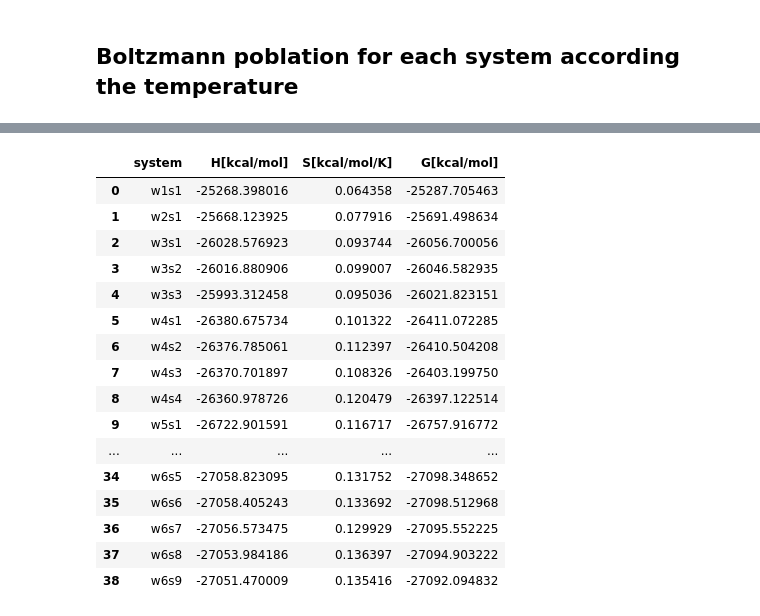
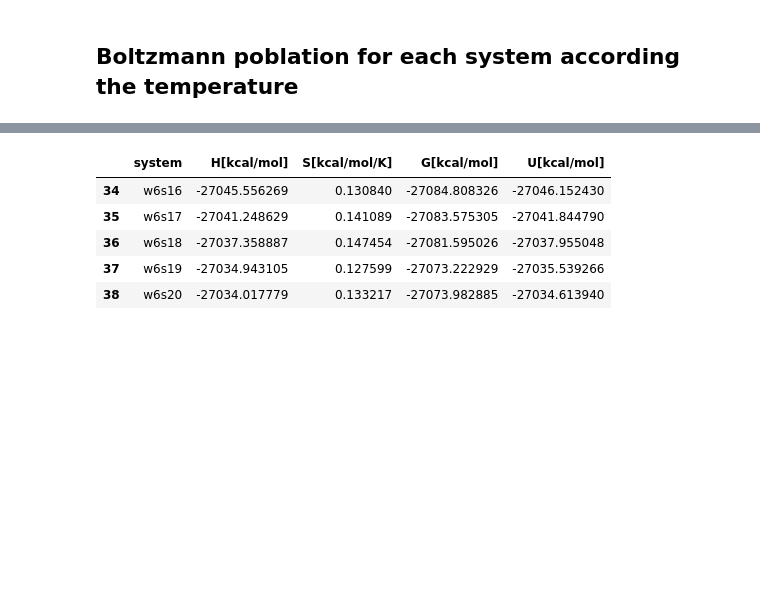
Before and after one commit to AndyDanian/ThermoChemistry, a Jupyter notebook: jupyter/thermo_hgw.ipynb, the cells around one changed output, grey strips where cells are left out. Drawn from its saved outputs; the diff is of its cells as text; code cells hidden in the pictures; blank space fills up the shorter version.

```diff
--- a/jupyter/thermo_hgw.ipynb
+++ b/jupyter/thermo_hgw.ipynb
@@ -288,13 +288,14 @@ if not statmech:
 # %% [markdown]
 ## Thermochemistry quantities
 # %%
-print("systems     H[kcal/mol]    S[kcal/mol/K]    G[kcal/mol]     T: 298.15 K")
+print("systems     H[kcal/mol]    S[kcal/mol/K]    G[kcal/mol]     U[kcal/mol]     T: 298.15 K")
 for file_adf in list_file_adf:
     name_file = Path(file_adf).stem
     H_statmech = statmech[name_file].get_H(T=298.15, units="kcal/mol")
     S_statmech = statmech[name_file].get_S(T=298.15, units="kcal/mol/K")
     G_statmech = statmech[name_file].get_G(T=298.15, units="kcal/mol")
+    U_statmech = statmech[name_file].get_U(T=298.15, units="kcal/mol")
     print(
-        f"{name_file}:  {H_statmech:.3f}      {S_statmech:.3f}       {G_statmech:.3f}"
+        f"{name_file}:  {H_statmech:.3f}      {S_statmech:.3f}       {G_statmech:.3f}       {U_statmech:.3f}"
     )
 # %% [output]
@@ -332,6 +333,7 @@ for file_adf in list_file_adf:
         "H[kcal/mol]": [],
         "S[kcal/mol/K]": [],
         "G[kcal/mol]": [],
+        "U[kcal/mol]": [],
     }
 
     for temperature in range(1, 500, 1):
@@ -339,11 +341,13 @@ for file_adf in list_file_adf:
         H_statmech = statmech[name_file].get_H(T=temperature, units="kcal/mol")
         S_statmech = statmech[name_file].get_S(T=temperature, units="kcal/mol/K")
         G_statmech = statmech[name_file].get_G(T=temperature, units="kcal/mol")
+        U_statmech = statmech[name_file].get_U(T=temperature, units="kcal/mol")
 
         thermo_data["temperature[K]"].append(temperature)
         thermo_data["H[kcal/mol]"].append(H_statmech)
         thermo_data["S[kcal/mol/K]"].append(S_statmech)
         thermo_data["G[kcal/mol]"].append(G_statmech)
+        thermo_data["U[kcal/mol]"].append(U_statmech)
 
     absolute_thermochemical_results[name_file] = pd.DataFrame(thermo_data)
 
@@ -421,8 +400,10 @@ ax.plot(thermochemical_results["T[K]"], relative_population)
 # %%
 initital_temperature = 1
-final_temperature = 500
+final_temperature = 1000
 step_temperature = 1
 # %%
+from natsort import index_natsorted
+
 thermochemistry_per_temperature = {}
 
 for temperature in range(initital_temperature, final_temperature, step_temperature):
@@ -431,6 +412,7 @@ for temperature in range(initital_temperature, final_temperature, step_temperatu
         "H[kcal/mol]": [],
         "S[kcal/mol/K]": [],
         "G[kcal/mol]": [],
+        "U[kcal/mol]": [],
     }
 
     for file_adf in list_file_adf:
@@ -440,37 +422,32 @@ for temperature in range(initital_temperature, final_temperature, step_temperatu
         H_statmech = statmech[name_file].get_H(T=temperature, units="kcal/mol")
         S_statmech = statmech[name_file].get_S(T=temperature, units="kcal/mol/K")
         G_statmech = statmech[name_file].get_G(T=temperature, units="kcal/mol")
+        U_statmech = statmech[name_file].get_U(T=temperature, units="kcal/mol")
 
         thermo_data["system"].append(Path(file_adf).stem)
         thermo_data["H[kcal/mol]"].append(H_statmech)
         thermo_data["S[kcal/mol/K]"].append(S_statmech)
         thermo_data["G[kcal/mol]"].append(G_statmech)
+        thermo_data["U[kcal/mol]"].append(U_statmech)
 
     thermochemistry_per_temperature[temperature] = (
         pd.DataFrame(thermo_data)
-        .sort_values(by="system", ascending=True)
+        .sort_values(
+            by="system",
+            ascending=True,
+            key=lambda x: np.argsort(index_natsorted(thermo_data["system"]))
+            )
         .reset_index(drop=True)
     )
 # %%
-thermochemistry_per_temperature[300]
+thermochemistry_per_temperature[300].tail()
 # %% [output]
-|  | system | H[kcal/mol] | S[kcal/mol/K] | G[kcal/mol] |
-| 0 | w1s1 | -25268.398016 | 0.064358 | -25287.705463 |
-| 1 | w2s1 | -25668.123925 | 0.077916 | -25691.498634 |
-| 2 | w3s1 | -26028.576923 | 0.093744 | -26056.700056 |
-| 3 | w3s2 | -26016.880906 | 0.099007 | -26046.582935 |
-| 4 | w3s3 | -25993.312458 | 0.095036 | -26021.823151 |
-| 5 | w4s1 | -26380.675734 | 0.101322 | -26411.072285 |
-| 6 | w4s2 | -26376.785061 | 0.112397 | -26410.504208 |
-| 7 | w4s3 | -26370.701897 | 0.108326 | -26403.199750 |
-| 8 | w4s4 | -26360.978726 | 0.120479 | -26397.122514 |
-| 9 | w5s1 | -26722.901591 | 0.116717 | -26757.916772 |
-| ... | ... | ... | ... | ... |
-| 34 | w6s5 | -27058.823095 | 0.131752 | -27098.348652 |
-| 35 | w6s6 | -27058.405243 | 0.133692 | -27098.512968 |
-| 36 | w6s7 | -27056.573475 | 0.129929 | -27095.552225 |
-| 37 | w6s8 | -27053.984186 | 0.136397 | -27094.903222 |
-| 38 | w6s9 | -27051.470009 | 0.135416 | -27092.094832 |
+|  | system | H[kcal/mol] | S[kcal/mol/K] | G[kcal/mol] | U[kcal/mol] |
+| 34 | w6s16 | -27045.556269 | 0.130840 | -27084.808326 | -27046.152430 |
+| 35 | w6s17 | -27041.248629 | 0.141089 | -27083.575305 | -27041.844790 |
+| 36 | w6s18 | -27037.358887 | 0.147454 | -27081.595026 | -27037.955048 |
+| 37 | w6s19 | -27034.943105 | 0.127599 | -27073.222929 | -27035.539266 |
+| 38 | w6s20 | -27034.017779 | 0.133217 | -27073.982885 | -27034.613940 |
 # %%
 max_number_of_waters = 6
 
```
Also changed, not shown: parts of 14 cells of this notebook.
